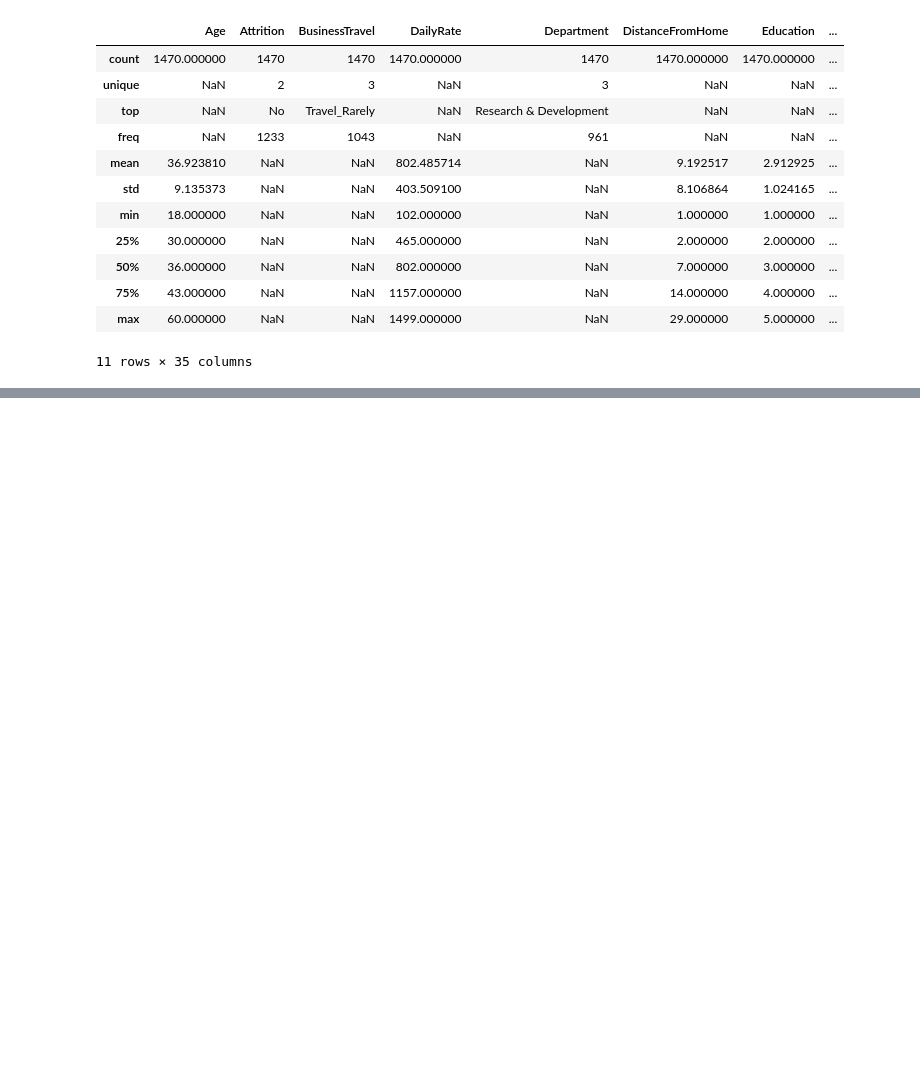
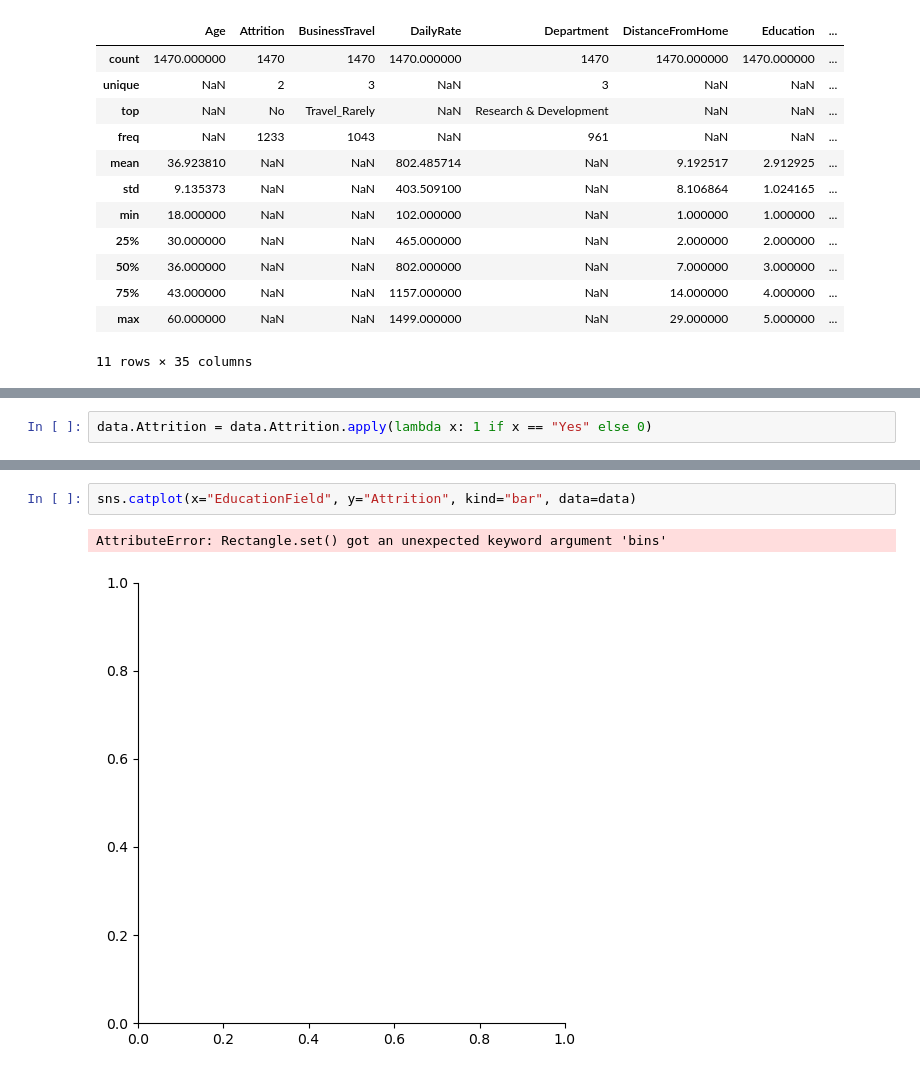
Before and after one commit to xuandata/exo-repo, a Jupyter notebook: Exos-6-Visualization-of-categorical-var.ipynb, the cells around one changed output, grey strips where cells are left out. Drawn from its saved outputs; the diff is of its cells as text; blank space fills up the shorter version.

```diff
--- a/Exos-6-Visualization-of-categorical-var.ipynb
+++ b/Exos-6-Visualization-of-categorical-var.ipynb
@@ -65,0 +74,2 @@ data.describe(include="all")
+# %%
+data.Attrition = data.Attrition.apply(lambda x: 1 if x == "Yes" else 0)
@@ -65,0 +86,5 @@ data.describe(include="all")
+# %%
+sns.catplot(x="EducationField", y="Attrition", kind="bar", data=data)
+# %% [output]
+AttributeError: Rectangle.set() got an unexpected keyword argument 'bins'
+[figure, added]
```
Also changed, not shown: parts of 3 cells of this notebook, 12 other files.
